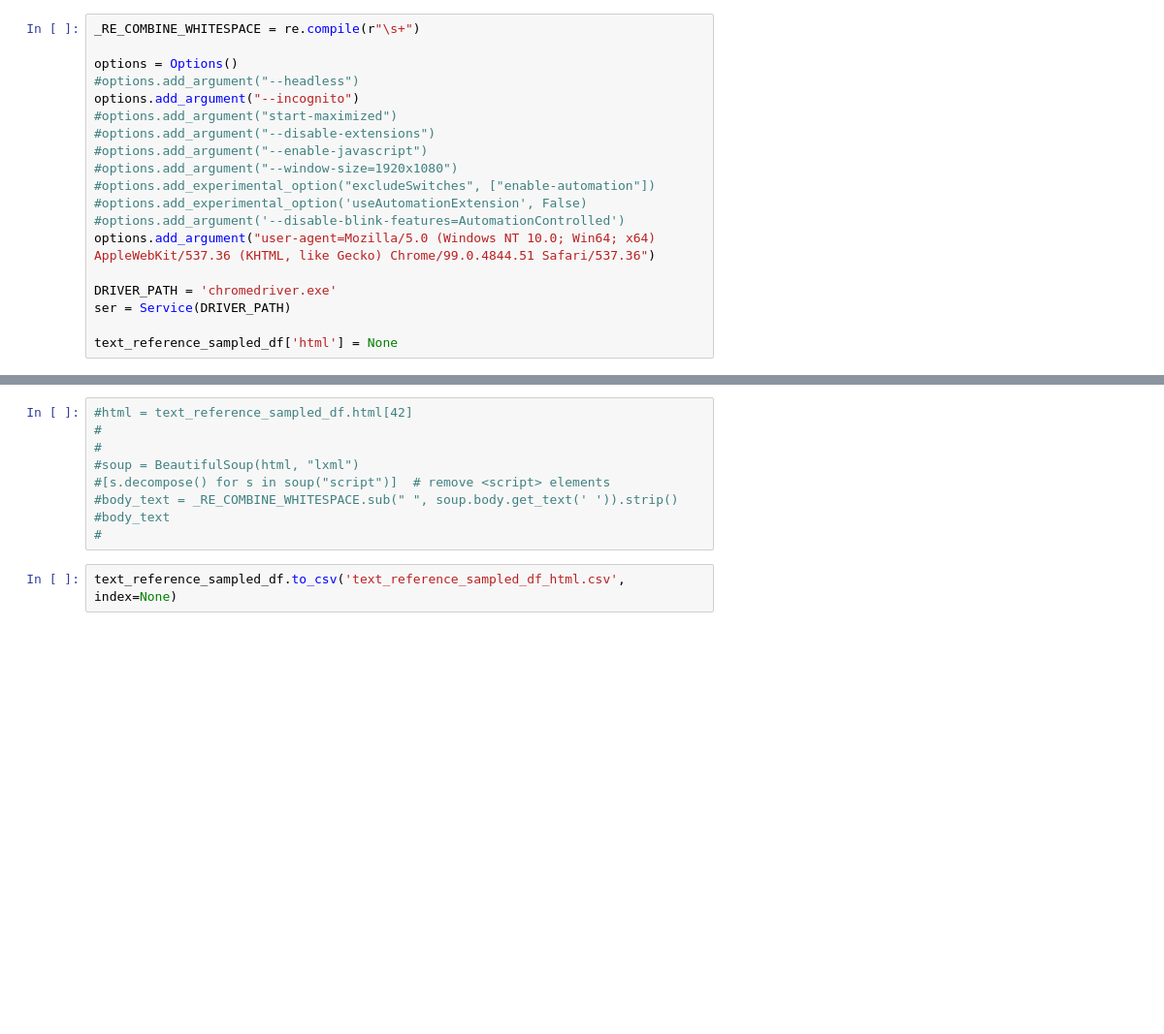
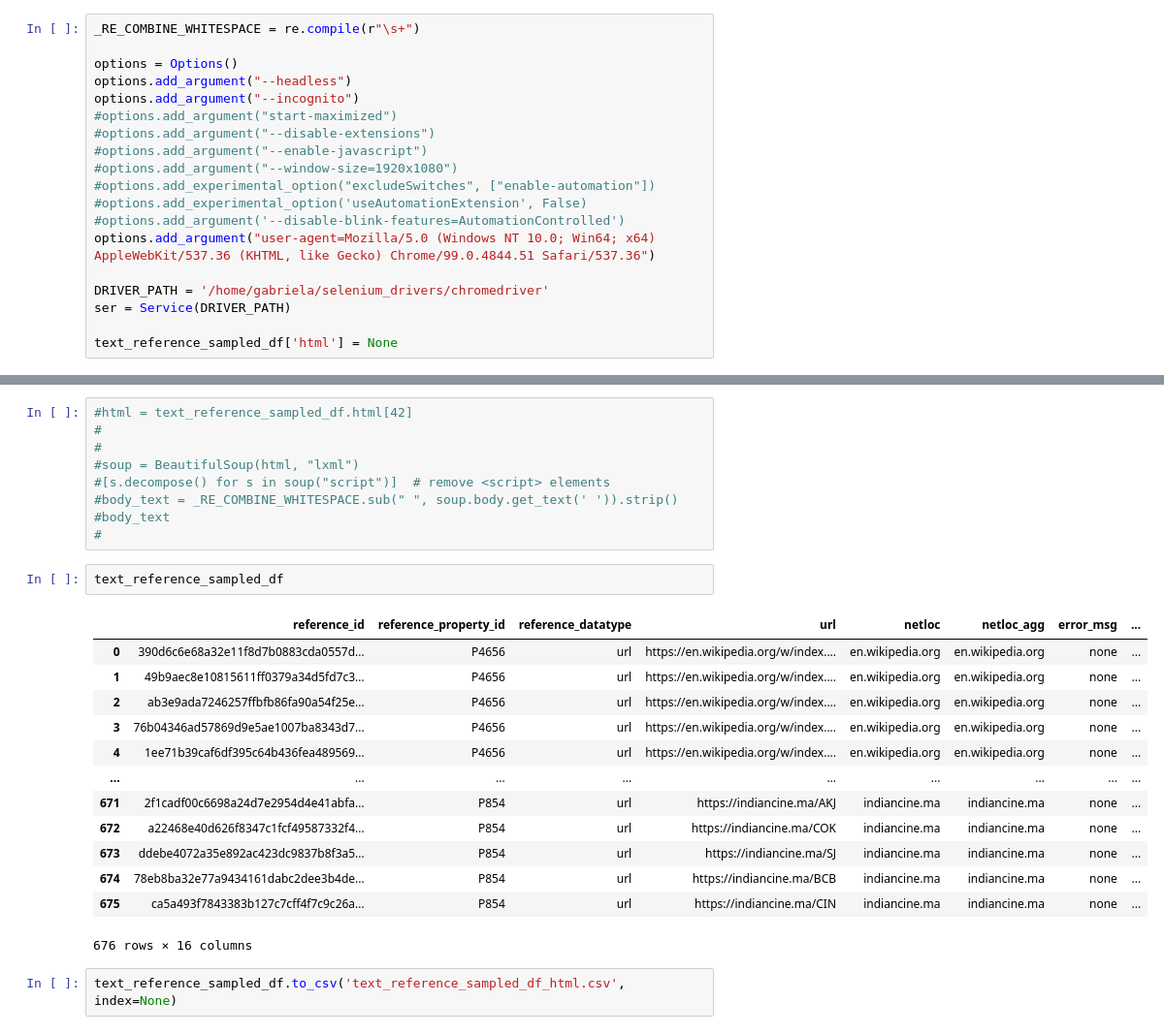
Before and after one commit to gabrielmaia7/WD_Textual_References_Dataset, a Jupyter notebook: 1. Extract and Process HTML From Sampled URLs.ipynb, the cells around one changed output, grey strips where cells are left out. Shown: that part at 97% size. Drawn from its saved outputs; the diff is of its cells as text; blank space fills up the shorter version.

```diff
--- a/1. Extract and Process HTML From Sampled URLs.ipynb
+++ b/1. Extract and Process HTML From Sampled URLs.ipynb
@@ -33,7 +33,7 @@ For each url in the sampled dataset, we will:
 _RE_COMBINE_WHITESPACE = re.compile(r"\s+")
 
 options = Options()
-#options.add_argument("--headless")
+options.add_argument("--headless")
 options.add_argument("--incognito")
 #options.add_argument("start-maximized")
 #options.add_argument("--disable-extensions")
@@ -44,7 +44,7 @@ options.add_argument("--incognito")
 #options.add_argument('--disable-blink-features=AutomationControlled')
 options.add_argument("user-agent=Mozilla/5.0 (Windows NT 10.0; Win64; x64) AppleWebKit/537.36 (KHTML, like Gecko) Chrome/99.0.4844.51 Safari/537.36")
 
-DRIVER_PATH = 'chromedriver.exe'
+DRIVER_PATH = '/home/gabriela/selenium_drivers/chromedriver'
 ser = Service(DRIVER_PATH)
 
 text_reference_sampled_df['html'] = None
@@ -106,5 +124,21 @@ Since it's 4 out of 676, let's just erase them.
 #body_text = _RE_COMBINE_WHITESPACE.sub(" ", soup.body.get_text(' ')).strip()
 #body_text
 #
+# %%
+text_reference_sampled_df
+# %% [output]
+|  | reference_id | reference_property_id | reference_datatype | url | netloc | netloc_agg | error_msg | ... |
+| 0 | 390d6c6e68a32e11f8d7b0883cda0557d... | P4656 | url | https://en.wikipedia.org/w/index.... | en.wikipedia.org | en.wikipedia.org | none | ... |
+| 1 | 49b9aec8e10815611ff0379a34d5fd7c3... | P4656 | url | https://en.wikipedia.org/w/index.... | en.wikipedia.org | en.wikipedia.org | none | ... |
+| 2 | ab3e9ada7246257ffbfb86fa90a54f25e... | P4656 | url | https://en.wikipedia.org/w/index.... | en.wikipedia.org | en.wikipedia.org | none | ... |
+| 3 | 76b04346ad57869d9e5ae1007ba8343d7... | P4656 | url | https://en.wikipedia.org/w/index.... | en.wikipedia.org | en.wikipedia.org | none | ... |
+| 4 | 1ee71b39caf6df395c64b436fea489569... | P4656 | url | https://en.wikipedia.org/w/index.... | en.wikipedia.org | en.wikipedia.org | none | ... |
+| ... | ... | ... | ... | ... | ... | ... | ... | ... |
+| 671 | 2f1cadf00c6698a24d7e2954d4e41abfa... | P854 | url | https://indiancine.ma/AKJ | indiancine.ma | indiancine.ma | none | ... |
+| 672 | a22468e40d626f8347c1fcf49587332f4... | P854 | url | https://indiancine.ma/COK | indiancine.ma | indiancine.ma | none | ... |
+| 673 | ddebe4072a35e892ac423dc9837b8f3a5... | P854 | url | https://indiancine.ma/SJ | indiancine.ma | indiancine.ma | none | ... |
+| 674 | 78eb8ba32e77a9434161dabc2dee3b4de... | P854 | url | https://indiancine.ma/BCB | indiancine.ma | indiancine.ma | none | ... |
+| 675 | ca5a493f7843383b127c7cff4f7c9c26a... | P854 | url | https://indiancine.ma/CIN | indiancine.ma | indiancine.ma | none | ... |
+676 rows × 16 columns
 # %%
 text_reference_sampled_df.to_csv('text_reference_sampled_df_html.csv', index=None)
```
Also changed, not shown: parts of 1 cell of this notebook, 2 other files.
